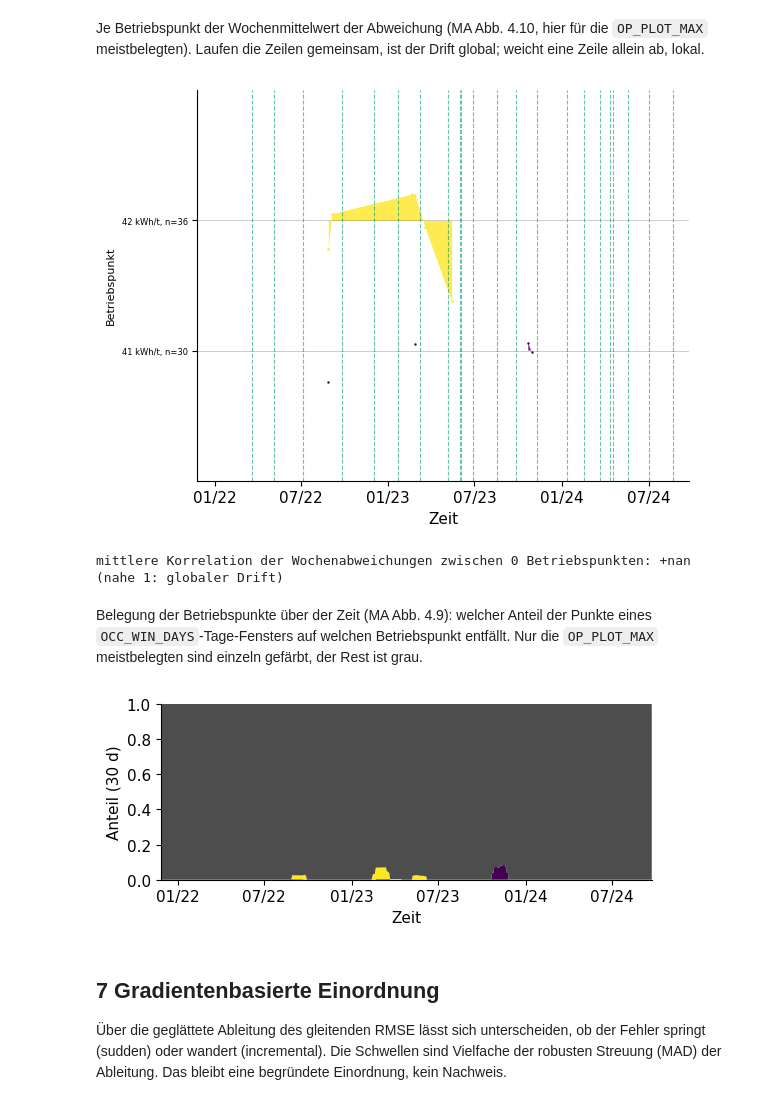
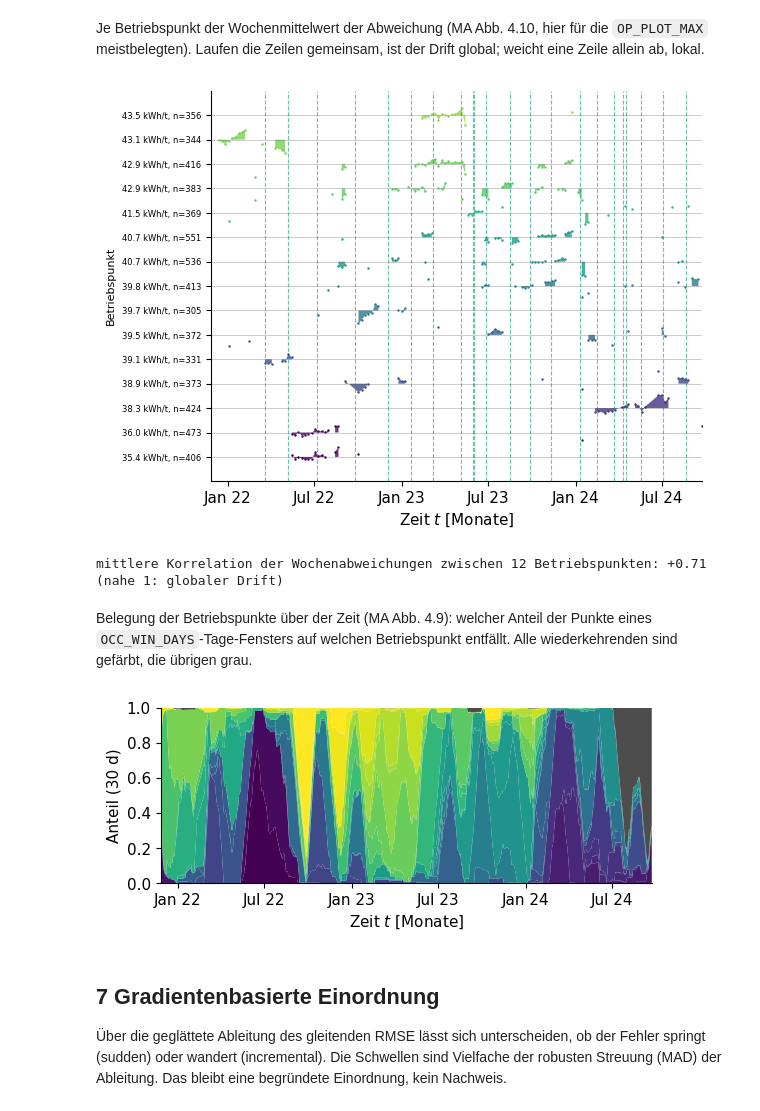
Before and after one commit to marijan-p/process_optimization_concept_drift, a Jupyter notebook: ipynb/mill/mill_context.ipynb, the cells around one changed output. Saved outputs shown, nothing was run; the diff lists cells and outputs as text; code cells hidden in the pictures.

```diff
--- a/ipynb/mill/mill_context.ipynb
+++ b/ipynb/mill/mill_context.ipynb
@@ -28,7 +28,7 @@ Nicht übernommen: der Vergleich mit einem auf Produktionsdaten trainierten Mode
 (MA Abb. 4.7) und das 60-Cluster-Modell (MA Abb. 4.8).
 # %%
 FORCE_RECOMPUTE = False
-IS_FINAL = False
+IS_FINAL = True
 # %%
 RUN_ID = None          # data_scored_stream aus mill_model; None -> neuestes
 SEED = 42
@@ -78,6 +81,7 @@ for _p in (str(base_dir), str(base_dir / "src"), str(work_dir)):
         sys.path.insert(0, _p)
 
 data_dir = base_dir / "data" / "mill"
+raw_dir = data_dir / "raw"
 model_dir = base_dir / "models"
 plot_dir = base_dir / "plots"
 results_dir = base_dir / "results"
@@ -209,12 +213,8 @@ from src.utils import thesis_style as ts
 
 w = ts.fig_width()
 rng = np.random.default_rng(SEED)
-DATE_FMT = mdates.DateFormatter("%m/%y")
-
-
 def date_axis(ax, interval=6):
-    ax.xaxis.set_major_locator(mdates.MonthLocator(interval=interval))
-    ax.xaxis.set_major_formatter(DATE_FMT)
+    ts.time_axis(ax, month_interval=interval, date_format="%b %y")
 
 
 maintenance = pd.DatetimeIndex(pd.to_datetime(MAINTENANCE_DATES))
@@ -241,7 +241,7 @@ sc = ax.scatter(stream.index[_m], stream["model_error_norm"][_m],
 cb = fig.colorbar(sc, ax=ax, pad=0.01)
 cb.set_label(f"BP-Streuung ({VAR_WIN_DAYS} d)")
 ax.set_ylabel("Norm. Modellfehler")
-ax.set_xlabel("Zeit")
+ax.set_xlabel(ts.TIME_LABEL)
 ax.set_xlim(stream.index[0], stream.index[-1])
 ax.grid(True, alpha=0.2)
 date_axis(ax)
@@ -655,16 +699,24 @@ DOE1-Punkten in der Masterarbeit an der Abdeckung scheiterte. Drei Fragen:
 3. Laufen die Abweichungen verschiedener Betriebspunkte gemeinsam (global) oder
    getrennt (lokal)?
 # %%
-_missing = [c for c in SP_STEP if c not in stream]
+from sklearn.cluster import KMeans
+
+_missing = [c for c in mio.SETPOINTS if c not in stream]
 if _missing:
     raise KeyError(f"Sollwerte fehlen im Strom: {_missing}. Erst "
                    "mill_context_tags.py, dann mill_data und mill_model ausfuehren.")
 
-_sp = stream[list(SP_STEP)].copy()
-for _c, _step in SP_STEP.items():
-    _sp[_c] = (_sp[_c] / _step).round() * _step
-stream["op"] = _sp.apply(lambda r: "|".join(f"{v:g}" for v in r), axis=1).where(
-    _sp.notna().all(axis=1))
+_lim = mio.TAGS.set_index("name")
+_spv = stream[mio.SETPOINTS].dropna()
+_Xsp = np.column_stack([(_spv[c] - _lim.at[c, "minimum"])
+                        / (_lim.at[c, "maximum"] - _lim.at[c, "minimum"])
+                        for c in mio.SETPOINTS])
+op_km = KMeans(n_clusters=OP_K, n_init=10, random_state=SEED).fit(_Xsp)
+stream["op"] = pd.Series(op_km.labels_, index=_spv.index).reindex(stream.index)
+stream["op_dist"] = pd.Series(
+    np.linalg.norm(_Xsp - op_km.cluster_centers_[op_km.labels_], axis=1),
+    index=_spv.index).reindex(stream.index)
+OP_DIST = float(stream["op_dist"].mean())
 
 _t_ser = stream.index.to_series()
 op_table = pd.DataFrame({
@@ -690,7 +742,9 @@ TSE_DEV_STD = float(rec["tse_dev"].std())
 _ok = rec[["tse_dev", "tonnes_since_calib"]].dropna()
 R_DEV_TONNES = float(_ok.corr(method="spearman").iloc[0, 1])
 
-print(f"{N_OPS} Sollwertkombinationen, davon {N_REC} wiederkehrend "
+print(f"mittlerer Abstand der Sollwerte zum Clusterzentrum: {100 * OP_DIST:.1f} % "
+      "der Anlagenspanne")
+print(f"{N_OPS} Betriebspunkte, davon {N_REC} wiederkehrend "
       f"(>= {OP_MIN_POINTS} Punkte ueber >= {OP_MIN_SPAN_DAYS} d); "
       f"sie tragen {100 * REC_SHARE:.0f} % der Punkte")
 print(f"Anteil der Varianz der spez. Energie, den der Betriebspunkt erklaert: "
@@ -773,10 +851,10 @@ for row, op in enumerate(_top):
     ax.plot(y.index, row + _scale * y, ".", ms=1.5, color=col)
 mark_calibrations(ax, label=False)
 ax.set_yticks(range(len(_top)))
-ax.set_yticklabels([f"{op_table.at[op, 'tse_mean']:.0f} kWh/t, n={op_table.at[op, 'n']}"
+ax.set_yticklabels([f"{op_table.at[op, 'tse_mean']:.1f} kWh/t, n={op_table.at[op, 'n']}"
                     for op in _top], fontsize=6)
 ax.set_ylabel("Betriebspunkt", fontsize=8)
-ax.set_xlabel("Zeit")
+ax.set_xlabel(ts.TIME_LABEL)
 ax.set_ylim(-1, len(_top))
 ax.set_xlim(stream.index[0], stream.index[-1])
 date_axis(ax)
@@ -792,33 +870,33 @@ OP_CORR = float(np.nanmean(_cr[np.triu_indices_from(_cr, 1)]))
 print(f"mittlere Korrelation der Wochenabweichungen zwischen {_wk.shape[1]} "
       f"Betriebspunkten: {OP_CORR:+.2f} (nahe 1: globaler Drift)")
 # %% [output]
-[figure, old version]
+[figure, new version]
-mittlere Korrelation der Wochenabweichungen zwischen 0 Betriebspunkten: +nan (nahe 1: globaler Drift)
+mittlere Korrelation der Wochenabweichungen zwischen 12 Betriebspunkten: +0.71 (nahe 1: globaler Drift)
 # %% [markdown]
 Belegung der Betriebspunkte über der Zeit (MA Abb. 4.9): welcher Anteil der Punkte
-eines `OCC_WIN_DAYS`-Tage-Fensters auf welchen Betriebspunkt entfällt. Nur die
-`OP_PLOT_MAX` meistbelegten sind einzeln gefärbt, der Rest ist grau.
+eines `OCC_WIN_DAYS`-Tage-Fensters auf welchen Betriebspunkt entfällt. Alle
+wiederkehrenden sind gefärbt, die übrigen grau.
 # %%
-_lab = stream["op"].where(stream["op"].isin(_top), "sonstige").fillna("sonstige")
+_lab = stream["op"].where(stream["op"].isin(_ops_sorted), "sonstige").fillna("sonstige")
 _occ = (pd.get_dummies(_lab).astype(float)
-        .reindex(columns=list(_top) + ["sonstige"], fill_value=0.0)
+        .reindex(columns=list(_ops_sorted) + ["sonstige"], fill_value=0.0)
         .rolling(f"{OCC_WIN_DAYS}D").sum())
 _occ = _occ.div(_occ.sum(axis=1), axis=0).resample("D").last().dropna()
 
 fig, ax = plt.subplots(figsize=(w, w * 0.36))
 ax.stackplot(_occ.index, _occ.T.to_numpy(),
-             colors=[cmap(_rank[op]) for op in _top] + [ts.C["box"]], linewidth=0)
+             colors=[cmap(_rank[op]) for op in _ops_sorted] + [ts.C["box"]], linewidth=0)
 ax.set_ylim(0, 1)
 ax.set_ylabel(f"Anteil ({OCC_WIN_DAYS} d)")
-ax.set_xlabel("Zeit")
+ax.set_xlabel(ts.TIME_LABEL)
 ax.set_xlim(_occ.index[0], _occ.index[-1])
 date_axis(ax)
 plot_store.save_figure(fig, "context_op_occupancy", model_cfg, final=IS_FINAL,
                        savefig_kwargs={"dpi": 300, "bbox_inches": "tight"},
                        archive_kwargs={"dpi": 300, "bbox_inches": "tight"})
 plt.show()
 # %% [output]
-[figure, old version]
+[figure, new version]
 # %% [markdown]
 ## 7 Gradientenbasierte Einordnung
 
```
Also changed, not shown: parts of 21 cells of this notebook, 38 other files.
